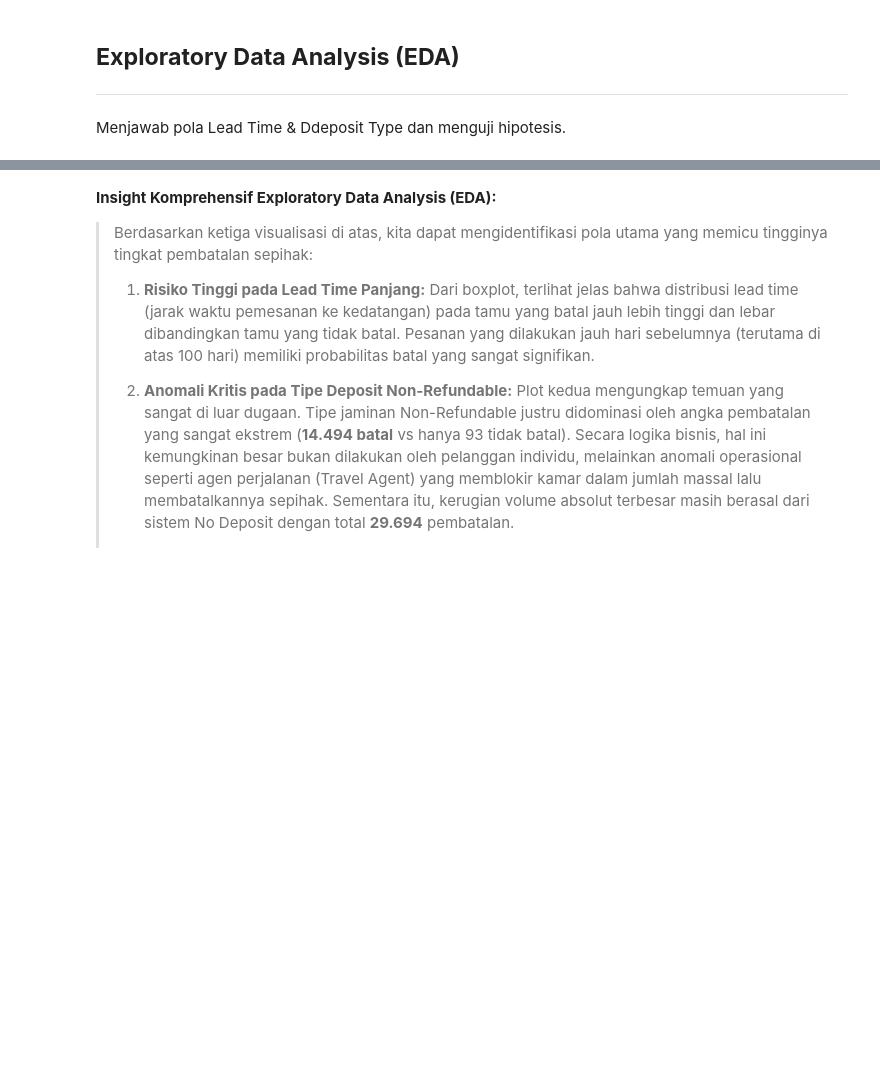
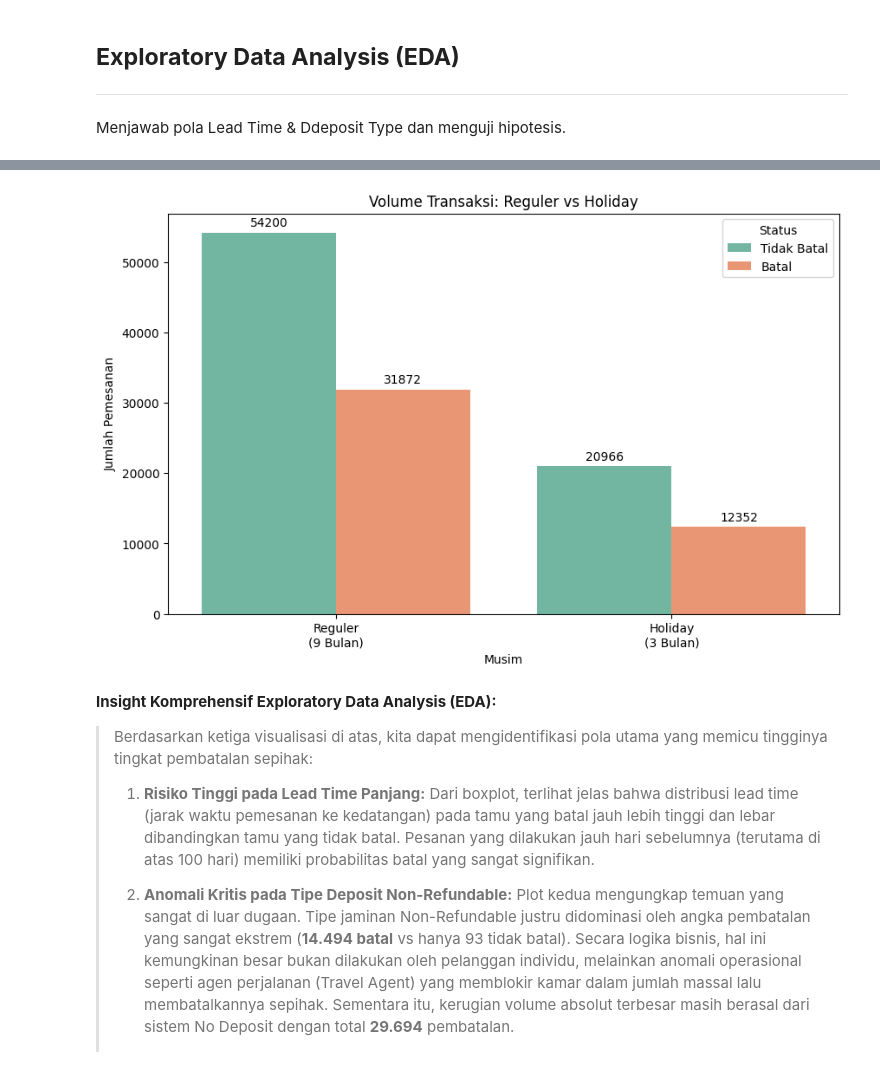
Before and after one commit to klisarsana/hotel-booking-cancellation, a Jupyter notebook: notebooks/final-project-classification.ipynb, the cells around one changed output, grey strips where cells are left out. Cells and saved outputs as stored; diff of their text form; code cells hidden in the pictures; blank space fills up the shorter version.

```diff
--- a/notebooks/final-project-classification.ipynb
+++ b/notebooks/final-project-classification.ipynb
@@ -188,3 +178,17 @@ plt.show()
+# %%
+# Pengaruh Holiday Season
+plt.figure(figsize=(10, 6))
+ax = sns.countplot(x='is_holiday_season', hue='is_canceled', data=df_clean, palette='Set2')
+plt.xticks(ticks=[0, 1], labels=['Reguler\n(9 Bulan)', 'Holiday\n(3 Bulan)'])
+plt.title('Volume Transaksi: Reguler vs Holiday')
+plt.legend(title='Status', labels=['Tidak Batal', 'Batal'])
+plt.xlabel('Musim')
+plt.ylabel('Jumlah Pemesanan')
+for container in ax.containers:
+    ax.bar_label(container, fmt='%d', padding=3)
+plt.show()
+# %% [output]
+[figure, added]
 # %% [markdown]
 **Insight Komprehensif Exploratory Data Analysis (EDA):**
 
```
Also changed, not shown: parts of 4 cells of this notebook, 5 other files.
